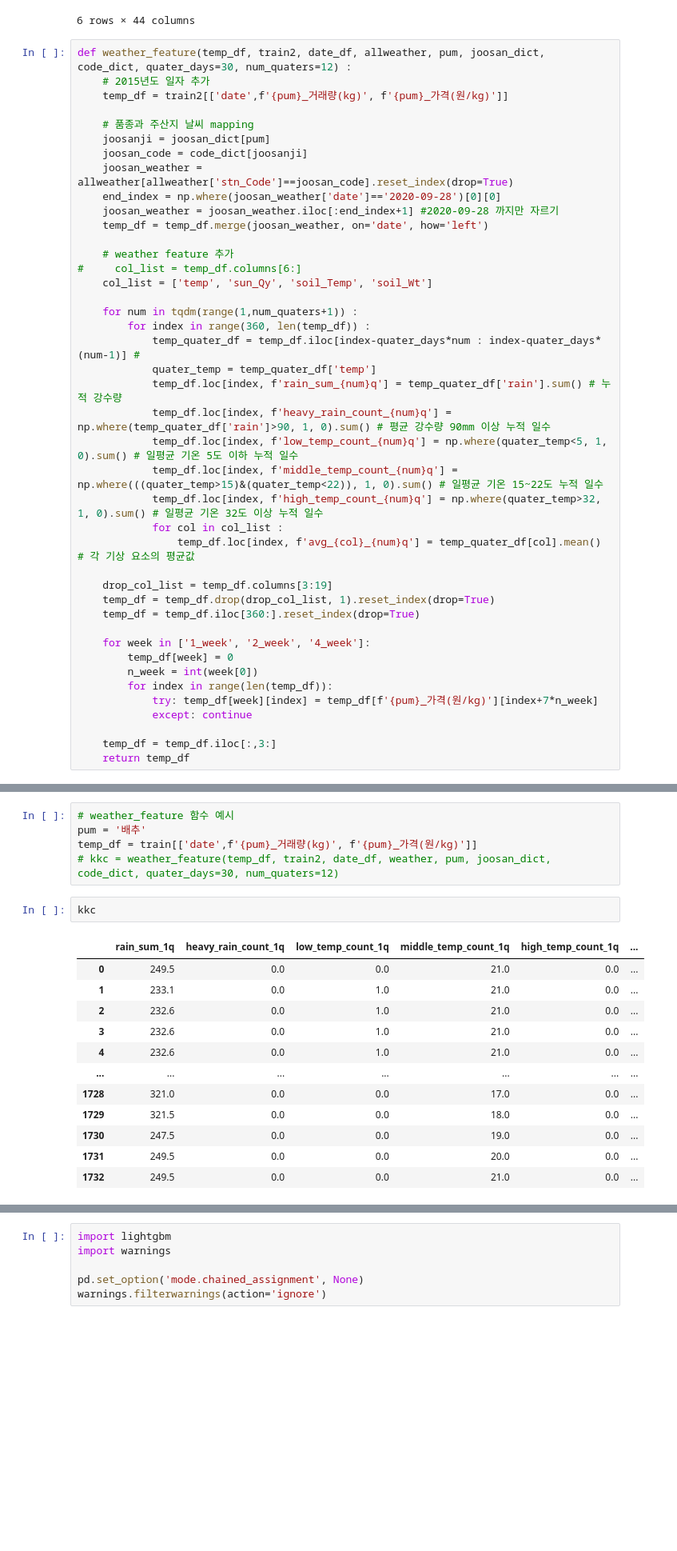
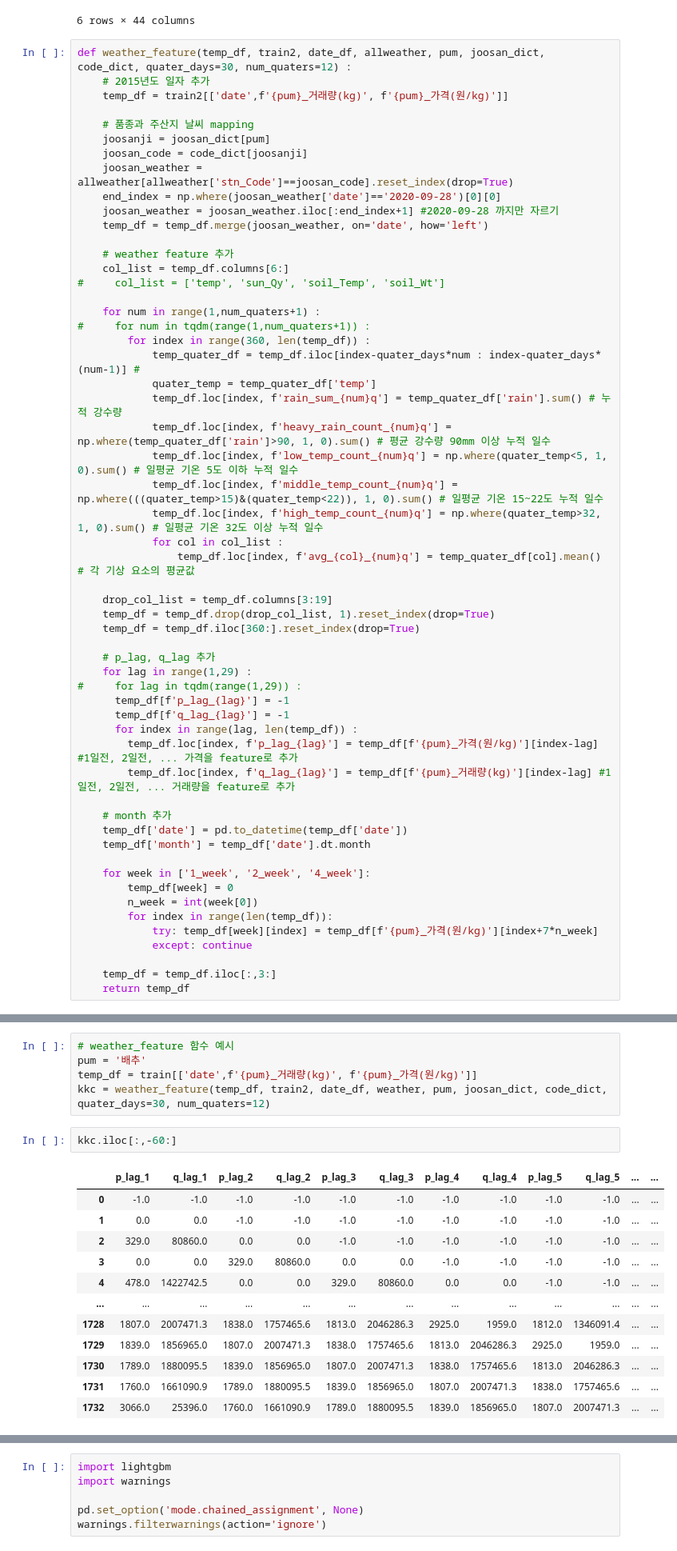
Before and after one commit to JEONSEHYEON/GSS_dacon, a Jupyter notebook: 강교찬/Untitled.ipynb, the cells around one changed output, grey strips where cells are left out. Shown at 80% size. Cells and saved outputs as stored; diff of their text form; blank space fills up the shorter version.

```diff
--- a/강교찬/Untitled.ipynb
+++ b/강교찬/Untitled.ipynb
@@ -373,10 +373,11 @@ def weather_feature(temp_df, train2, date_df, allweather, pum, joosan_dict, code
     temp_df = temp_df.merge(joosan_weather, on='date', how='left')
 
     # weather feature 추가
-#     col_list = temp_df.columns[6:]
-    col_list = ['temp', 'sun_Qy', 'soil_Temp', 'soil_Wt']
+    col_list = temp_df.columns[6:]
+#     col_list = ['temp', 'sun_Qy', 'soil_Temp', 'soil_Wt']
 
-    for num in tqdm(range(1,num_quaters+1)) :
+    for num in range(1,num_quaters+1) :
+#     for num in tqdm(range(1,num_quaters+1)) :
         for index in range(360, len(temp_df)) :
             temp_quater_df = temp_df.iloc[index-quater_days*num : index-quater_days*(num-1)] #
             quater_temp = temp_quater_df['temp']
@@ -392,6 +393,19 @@ def weather_feature(temp_df, train2, date_df, allweather, pum, joosan_dict, code
     temp_df = temp_df.drop(drop_col_list, 1).reset_index(drop=True)
     temp_df = temp_df.iloc[360:].reset_index(drop=True)
 
+    # p_lag, q_lag 추가
+    for lag in range(1,29) :
+#     for lag in tqdm(range(1,29)) :
+      temp_df[f'p_lag_{lag}'] = -1
+      temp_df[f'q_lag_{lag}'] = -1
+      for index in range(lag, len(temp_df)) :
+        temp_df.loc[index, f'p_lag_{lag}'] = temp_df[f'{pum}_가격(원/kg)'][index-lag] #1일전, 2일전, ... 가격을 feature로 추가
+        temp_df.loc[index, f'q_lag_{lag}'] = temp_df[f'{pum}_거래량(kg)'][index-lag] #1일전, 2일전, ... 거래량을 feature로 추가
+
+    # month 추가
+    temp_df['date'] = pd.to_datetime(temp_df['date'])
+    temp_df['month'] = temp_df['date'].dt.month
+
     for week in ['1_week', '2_week', '4_week']:
         temp_df[week] = 0
         n_week = int(week[0])
@@ -447,19 +419,19 @@ def weather_feature2(temp_df, train2, date_df, allweather, pum, joosan_dict, cod
 # weather_feature 함수 예시
 pum = '배추'
 temp_df = train[['date',f'{pum}_거래량(kg)', f'{pum}_가격(원/kg)']]
-# kkc = weather_feature(temp_df, train2, date_df, weather, pum, joosan_dict, code_dict, quater_days=30, num_quaters=12)
+kkc = weather_feature(temp_df, train2, date_df, weather, pum, joosan_dict, code_dict, quater_days=30, num_quaters=12)
 # %%
-kkc
+kkc.iloc[:,-60:]
 # %% [output]
-|  | rain_sum_1q | heavy_rain_count_1q | low_temp_count_1q | middle_temp_count_1q | high_temp_count_1q | ... |
-| 0 | 249.5 | 0.0 | 0.0 | 21.0 | 0.0 | ... |
-| 1 | 233.1 | 0.0 | 1.0 | 21.0 | 0.0 | ... |
-| 2 | 232.6 | 0.0 | 1.0 | 21.0 | 0.0 | ... |
-| 3 | 232.6 | 0.0 | 1.0 | 21.0 | 0.0 | ... |
-| 4 | 232.6 | 0.0 | 1.0 | 21.0 | 0.0 | ... |
-| ... | ... | ... | ... | ... | ... | ... |
-| 1728 | 321.0 | 0.0 | 0.0 | 17.0 | 0.0 | ... |
-| 1729 | 321.5 | 0.0 | 0.0 | 18.0 | 0.0 | ... |
-| 1730 | 247.5 | 0.0 | 0.0 | 19.0 | 0.0 | ... |
-| 1731 | 249.5 | 0.0 | 0.0 | 20.0 | 0.0 | ... |
-| 1732 | 249.5 | 0.0 | 0.0 | 21.0 | 0.0 | ... |
+|  | p_lag_1 | q_lag_1 | p_lag_2 | q_lag_2 | p_lag_3 | q_lag_3 | p_lag_4 | q_lag_4 | p_lag_5 | q_lag_5 | ... | ... |
+| 0 | -1.0 | -1.0 | -1.0 | -1.0 | -1.0 | -1.0 | -1.0 | -1.0 | -1.0 | -1.0 | ... | ... |
+| 1 | 0.0 | 0.0 | -1.0 | -1.0 | -1.0 | -1.0 | -1.0 | -1.0 | -1.0 | -1.0 | ... | ... |
+| 2 | 329.0 | 80860.0 | 0.0 | 0.0 | -1.0 | -1.0 | -1.0 | -1.0 | -1.0 | -1.0 | ... | ... |
+| 3 | 0.0 | 0.0 | 329.0 | 80860.0 | 0.0 | 0.0 | -1.0 | -1.0 | -1.0 | -1.0 | ... | ... |
+| 4 | 478.0 | 1422742.5 | 0.0 | 0.0 | 329.0 | 80860.0 | 0.0 | 0.0 | -1.0 | -1.0 | ... | ... |
+| ... | ... | ... | ... | ... | ... | ... | ... | ... | ... | ... | ... | ... |
+| 1728 | 1807.0 | 2007471.3 | 1838.0 | 1757465.6 | 1813.0 | 2046286.3 | 2925.0 | 1959.0 | 1812.0 | 1346091.4 | ... | ... |
+| 1729 | 1839.0 | 1856965.0 | 1807.0 | 2007471.3 | 1838.0 | 1757465.6 | 1813.0 | 2046286.3 | 2925.0 | 1959.0 | ... | ... |
+| 1730 | 1789.0 | 1880095.5 | 1839.0 | 1856965.0 | 1807.0 | 2007471.3 | 1838.0 | 1757465.6 | 1813.0 | 2046286.3 | ... | ... |
+| 1731 | 1760.0 | 1661090.9 | 1789.0 | 1880095.5 | 1839.0 | 1856965.0 | 1807.0 | 2007471.3 | 1838.0 | 1757465.6 | ... | ... |
+| 1732 | 3066.0 | 25396.0 | 1760.0 | 1661090.9 | 1789.0 | 1880095.5 | 1839.0 | 1856965.0 | 1807.0 | 2007471.3 | ... | ... |
```
Also changed, not shown: parts of 6 cells of this notebook.
